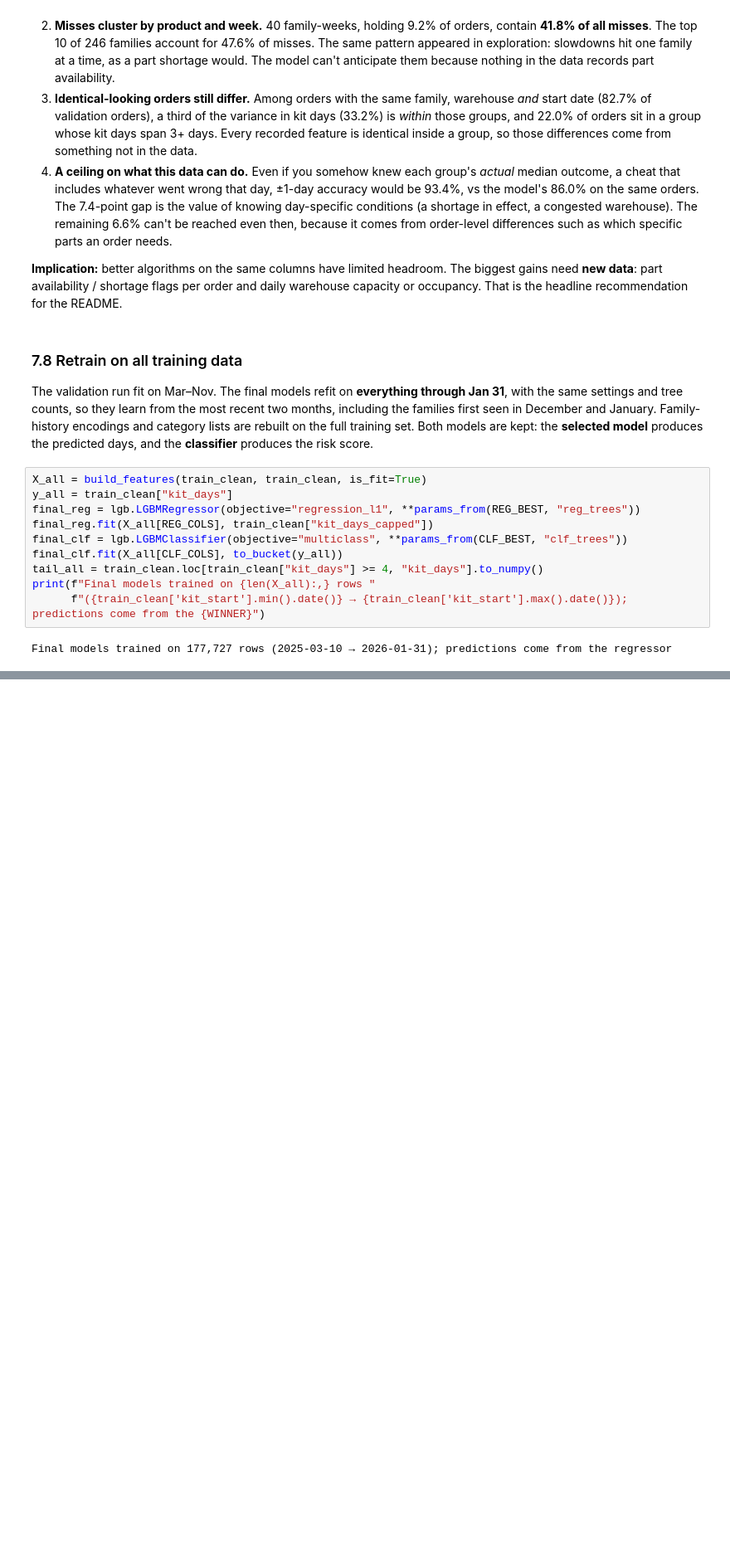
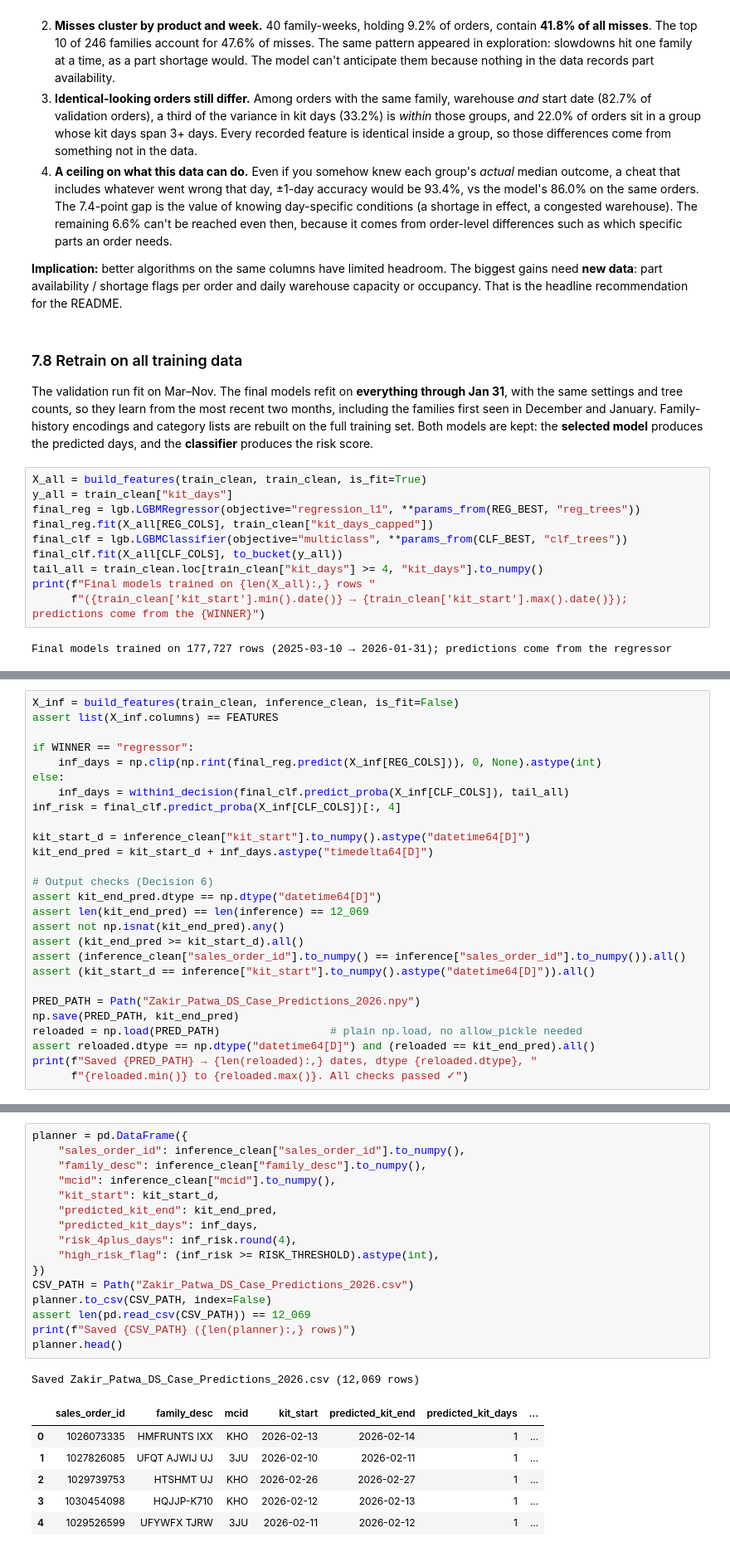
Before and after one commit to ZakirPatwa/Zakir_Patwa_DS_Case_2026, a Jupyter notebook: Zakir_Patwa_DS_Case_Notebook_2026.ipynb, the cells around one changed output, grey strips where cells are left out. Shown at 83% size. Cells and saved outputs as stored; diff of their text form; blank space fills up the shorter version.

```diff
--- a/Zakir_Patwa_DS_Case_Notebook_2026.ipynb
+++ b/Zakir_Patwa_DS_Case_Notebook_2026.ipynb
@@ -1534,0 +1546,27 @@ Final models trained on 177,727 rows (2025-03-10 → 2026-01-31); predictions co
+# %%
+X_inf = build_features(train_clean, inference_clean, is_fit=False)
+assert list(X_inf.columns) == FEATURES
+
+if WINNER == "regressor":
+    inf_days = np.clip(np.rint(final_reg.predict(X_inf[REG_COLS])), 0, None).astype(int)
+else:
+    inf_days = within1_decision(final_clf.predict_proba(X_inf[CLF_COLS]), tail_all)
+inf_risk = final_clf.predict_proba(X_inf[CLF_COLS])[:, 4]
+
+kit_start_d = inference_clean["kit_start"].to_numpy().astype("datetime64[D]")
+kit_end_pred = kit_start_d + inf_days.astype("timedelta64[D]")
+
+# Output checks (Decision 6)
+assert kit_end_pred.dtype == np.dtype("datetime64[D]")
+assert len(kit_end_pred) == len(inference) == 12_069
+assert not np.isnat(kit_end_pred).any()
+assert (kit_end_pred >= kit_start_d).all()
+assert (inference_clean["sales_order_id"].to_numpy() == inference["sales_order_id"].to_numpy()).all()
+assert (kit_start_d == inference["kit_start"].to_numpy().astype("datetime64[D]")).all()
+
+PRED_PATH = Path("Zakir_Patwa_DS_Case_Predictions_2026.npy")
+np.save(PRED_PATH, kit_end_pred)
+reloaded = np.load(PRED_PATH)                 # plain np.load, no allow_pickle needed
+assert reloaded.dtype == np.dtype("datetime64[D]") and (reloaded == kit_end_pred).all()
+print(f"Saved {PRED_PATH} → {len(reloaded):,} dates, dtype {reloaded.dtype}, "
+      f"{reloaded.min()} to {reloaded.max()}. All checks passed ✓")
@@ -1534,0 +1578,24 @@ Final models trained on 177,727 rows (2025-03-10 → 2026-01-31); predictions co
+# %%
+planner = pd.DataFrame({
+    "sales_order_id": inference_clean["sales_order_id"].to_numpy(),
+    "family_desc": inference_clean["family_desc"].to_numpy(),
+    "mcid": inference_clean["mcid"].to_numpy(),
+    "kit_start": kit_start_d,
+    "predicted_kit_end": kit_end_pred,
+    "predicted_kit_days": inf_days,
+    "risk_4plus_days": inf_risk.round(4),
+    "high_risk_flag": (inf_risk >= RISK_THRESHOLD).astype(int),
+})
+CSV_PATH = Path("Zakir_Patwa_DS_Case_Predictions_2026.csv")
+planner.to_csv(CSV_PATH, index=False)
+assert len(pd.read_csv(CSV_PATH)) == 12_069
+print(f"Saved {CSV_PATH} ({len(planner):,} rows)")
+planner.head()
+# %% [output]
+Saved Zakir_Patwa_DS_Case_Predictions_2026.csv (12,069 rows)
+|  | sales_order_id | family_desc | mcid | kit_start | predicted_kit_end | predicted_kit_days | ... |
+| 0 | 1026073335 | HMFRUNTS IXX | KHO | 2026-02-13 | 2026-02-14 | 1 | ... |
+| 1 | 1027826085 | UFQT AJWIJ UJ | 3JU | 2026-02-10 | 2026-02-11 | 1 | ... |
+| 2 | 1029739753 | HTSHMT UJ | KHO | 2026-02-26 | 2026-02-27 | 1 | ... |
+| 3 | 1030454098 | HQJJP-K710 | KHO | 2026-02-12 | 2026-02-13 | 1 | ... |
+| 4 | 1029526599 | UFYWFX TJRW | 3JU | 2026-02-11 | 2026-02-12 | 1 | ... |
```
Also changed, not shown: parts of 7 cells of this notebook, 2 other files.
